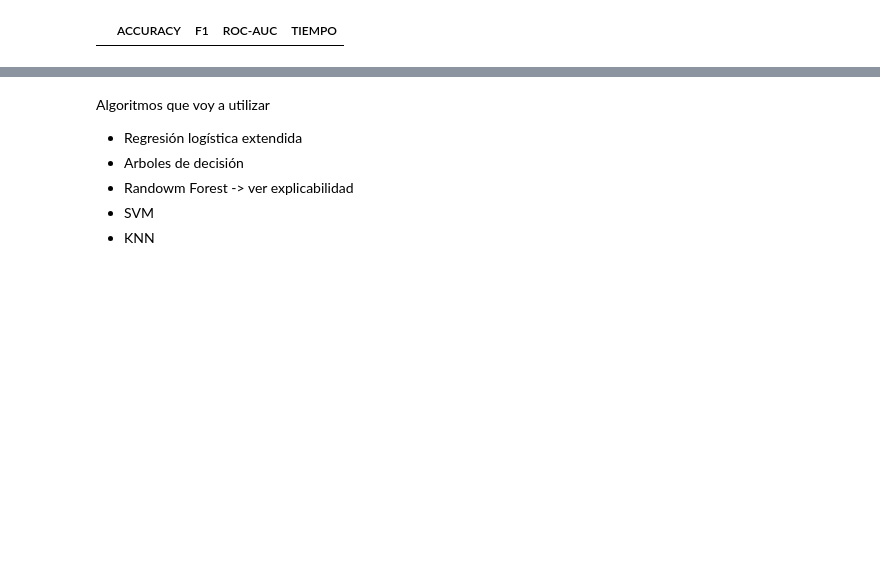
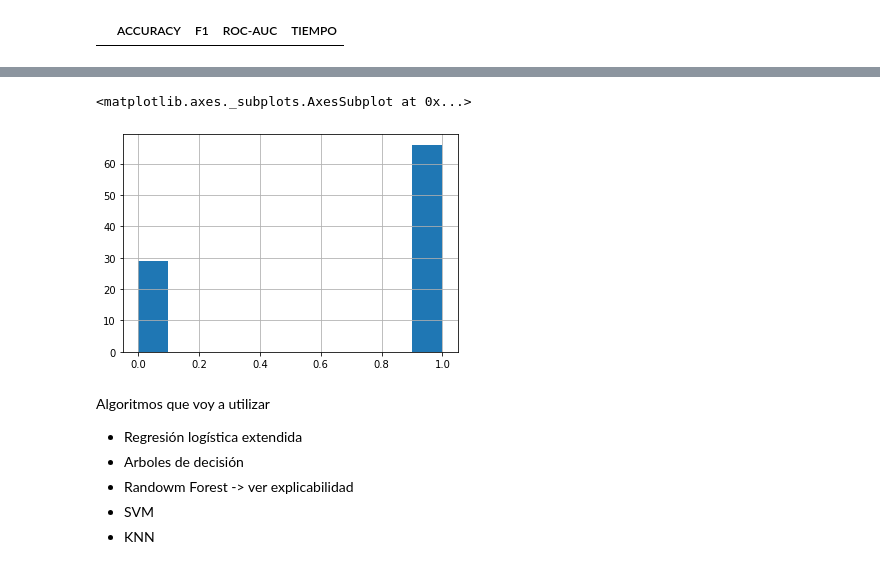
Before and after one commit to lolagj/TFM-Modelo-Riesgos-Embarazadas, a Jupyter notebook: Preprocesamiento.ipynb, the cells around one changed output, grey strips where cells are left out. Saved outputs shown, nothing was run; the diff lists cells and outputs as text; code cells hidden in the pictures; blank space fills up the shorter version.

```diff
--- a/Preprocesamiento.ipynb
+++ b/Preprocesamiento.ipynb
@@ -220,0 +559,2 @@ x_train, x_test, y_train, y_test =  train_test_split(x, y, test_size=0.20, rando
+# %%
+data["class2"]= data['class'].map({'Control': 0, 'IUGR_PE': 1, 'IUGR': 1, 'PE': 1})
@@ -220,0 +565,5 @@ x_train, x_test, y_train, y_test =  train_test_split(x, y, test_size=0.20, rando
+# %%
+data["class2"].hist()
+# %% [output]
+<matplotlib.axes._subplots.AxesSubplot at 0x...>
+[figure, added]
```
Also changed, not shown: parts of 70 cells of this notebook.
